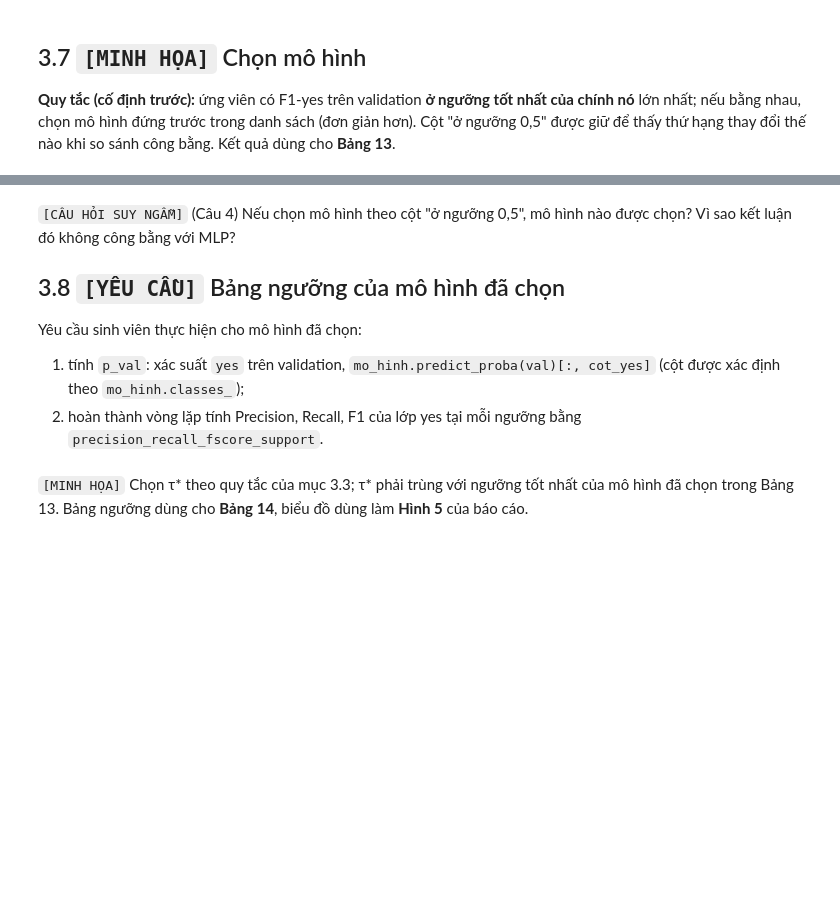
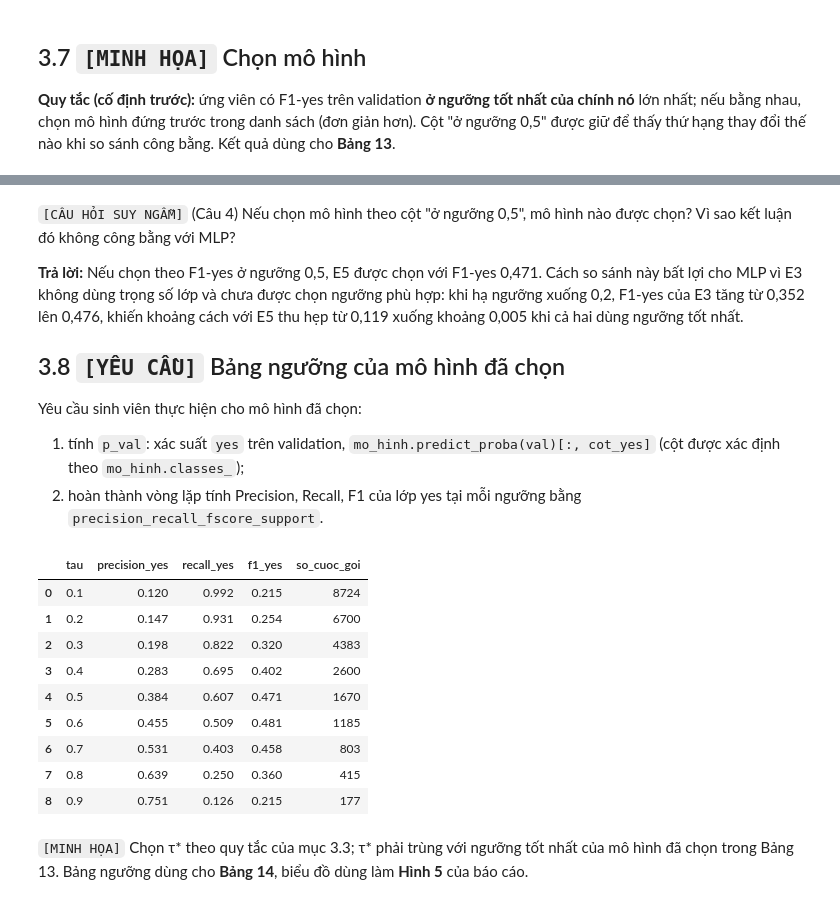
Before and after one commit to HuynhHoangPhong/project_MachineLearning, a Jupyter notebook: week-3_mlp_qua_khop_va_chon_mo_hinh.ipynb, the cells around one changed output, grey strips where cells are left out. Saved outputs shown, nothing was run; the diff lists cells and outputs as text; code cells hidden in the pictures; blank space fills up the shorter version.

```diff
--- a/week-3_mlp_qua_khop_va_chon_mo_hinh.ipynb
+++ b/week-3_mlp_qua_khop_va_chon_mo_hinh.ipynb
@@ -232,8 +338,8 @@ dong = []
 for H in SO_NO_RON:
     for seed in SEED:
         mlp = tao_mlp(H, seed)
-        ____                     # YÊU CẦU (1): huấn luyện mlp trên train
-        f1_val, tau = None, None # YÊU CẦU (2): f1_toi_uu(mlp)
+        mlp.fit(train, train["y"])                     # YÊU CẦU (1): huấn luyện mlp trên train
+        f1_val, tau = f1_toi_uu(mlp) # YÊU CẦU (2): f1_toi_uu(mlp)
         dong.append({"so_no_ron": H, "seed": seed, "f1_val": f1_val, "tau": tau, "so_epoch": mlp[-1].n_iter_})
 bang_mlp = pd.DataFrame(dong)
 bang_mlp.pivot(index="so_no_ron", columns="seed", values="f1_val").round(3)
@@ -290,6 +419,10 @@ them_nhom_tuoi(train.head(3))[["age", "nhom_tuoi"]]
 # %%
-e4 = None                 # YÊU CẦU: make_pipeline(ba bước).fit(train, train["y"])
-f1_e4, tau_e4 = None, None  # YÊU CẦU: f1_toi_uu(e4)
+e4 = make_pipeline(
+    FunctionTransformer(them_nhom_tuoi),
+    tao_tien_xu_ly(["nhom_tuoi"]),
+    LogisticRegression(max_iter=1000, class_weight="balanced")
+).fit(train, train["y"])                 # YÊU CẦU: make_pipeline(ba bước).fit(train, train["y"])
+f1_e4, tau_e4 = f1_toi_uu(e4)  # YÊU CẦU: f1_toi_uu(e4)
 # %%
 # [TỰ KIỂM TRA]
 assert e4 is not None and f1_e4 is not None, "CHƯA ĐẠT: cần tạo e4 và tính f1_e4, tau_e4."
@@ -313,0 +489,16 @@ ung_vien_them = {}
+# %%
+# Bổ sung đầu ra cho Bảng 9 của báo cáo
+bang9_bo_sung = pd.DataFrame({
+    ten: chi_so(val["y"], m.predict(val))
+    for ten, m in {"E3": e3, "E4": e4, "E5": e5}.items()
+}).T
+display(bang9_bo_sung.round(3))
+
+# Bổ sung hệ số nhóm tuổi để đối chiếu giả thuyết E4
+ten_dac_trung_e4 = e4[1].get_feature_names_out()
+he_so_e4 = pd.Series(e4[-1].coef_[0], index=ten_dac_trung_e4)
+display(
+    he_so_e4[he_so_e4.index.str.startswith("nhom_tuoi_")]
+    .rename("he_so")
+    .round(4)
+)
@@ -328,5 +541,7 @@ bang_chon.round(3)
 # %% [markdown]
 `[CÂU HỎI SUY NGẪM]` (Câu 4) Nếu chọn mô hình theo cột "ở ngưỡng 0,5", mô hình nào được chọn? Vì sao kết luận đó không công bằng với MLP?
+
+**Trả lời:** Nếu chọn theo F1-yes ở ngưỡng 0,5, E5 được chọn với F1-yes 0,471. Cách so sánh này bất lợi cho MLP vì E3 không dùng trọng số lớp và chưa được chọn ngưỡng phù hợp: khi hạ ngưỡng xuống 0,2, F1-yes của E3 tăng từ 0,352 lên 0,476, khiến khoảng cách với E5 thu hẹp từ 0,119 xuống khoảng 0,005 khi cả hai dùng ngưỡng tốt nhất.
 
 ## 3.8 `[YÊU CẦU]` Bảng ngưỡng của mô hình đã chọn
 Yêu cầu sinh viên thực hiện cho mô hình đã chọn:
@@ -334,14 +549,25 @@ Yêu cầu sinh viên thực hiện cho mô hình đã chọn:
 2. hoàn thành vòng lặp tính Precision, Recall, F1 của lớp yes tại mỗi ngưỡng bằng `precision_recall_fscore_support`.
 # %%
 cot_yes = list(mo_hinh.classes_).index("yes")
-p_val = None        # YÊU CẦU: bước 1
+p_val = mo_hinh.predict_proba(val)[:, cot_yes]        # YÊU CẦU: bước 1
 dong = []
 for tau in NGUONG:
     y_tau = np.where(p_val >= tau, "yes", "no")
-    p, r, f, _ = None, None, None, None     # YÊU CẦU: precision_recall_fscore_support(val["y"], y_tau, labels=["yes"], zero_division=0)
+    p, r, f, _ = precision_recall_fscore_support(val["y"], y_tau, labels=["yes"], zero_division=0)     # YÊU CẦU: precision_recall_fscore_support(val["y"], y_tau, labels=["yes"], zero_division=0)
     dong.append({"tau": tau, "precision_yes": p[0], "recall_yes": r[0], "f1_yes": f[0], "so_cuoc_goi": int((y_tau == "yes").sum())})
 bang = pd.DataFrame(dong)
 bang.round(3)
+# %% [output]
+|  | tau | precision_yes | recall_yes | f1_yes | so_cuoc_goi |
+| 0 | 0.1 | 0.120 | 0.992 | 0.215 | 8724 |
+| 1 | 0.2 | 0.147 | 0.931 | 0.254 | 6700 |
+| 2 | 0.3 | 0.198 | 0.822 | 0.320 | 4383 |
+| 3 | 0.4 | 0.283 | 0.695 | 0.402 | 2600 |
+| 4 | 0.5 | 0.384 | 0.607 | 0.471 | 1670 |
+| 5 | 0.6 | 0.455 | 0.509 | 0.481 | 1185 |
+| 6 | 0.7 | 0.531 | 0.403 | 0.458 | 803 |
+| 7 | 0.8 | 0.639 | 0.250 | 0.360 | 415 |
+| 8 | 0.9 | 0.751 | 0.126 | 0.215 | 177 |
 # %% [markdown]
 `[MINH HỌA]` Chọn τ\* theo quy tắc của mục 3.3; τ\* phải trùng với ngưỡng tốt nhất của mô hình đã chọn trong Bảng 13. Bảng ngưỡng dùng cho **Bảng 14**, biểu đồ dùng làm **Hình 5** của báo cáo.
 # %%
```
Also changed, not shown: parts of 31 cells of this notebook, 3 other files.
